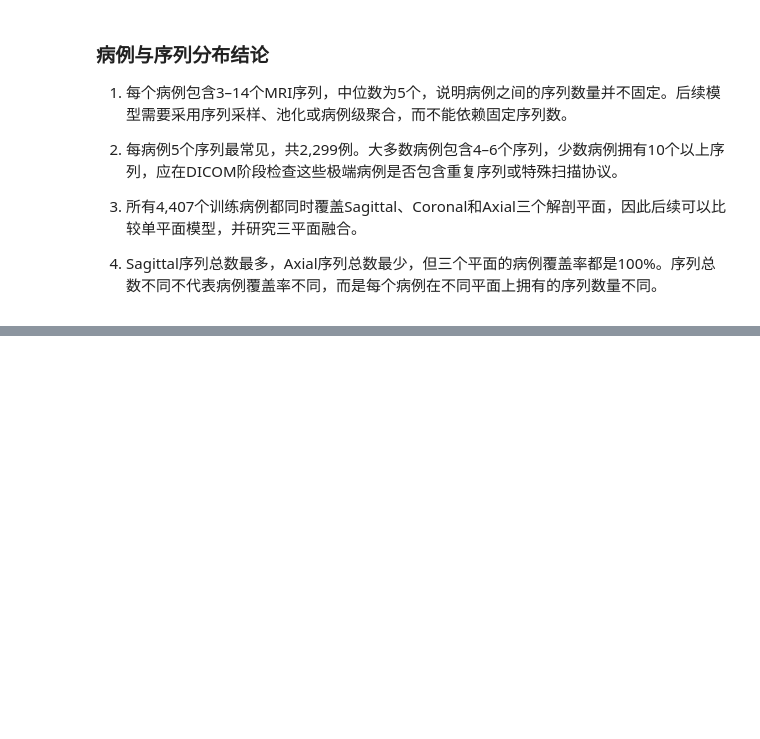
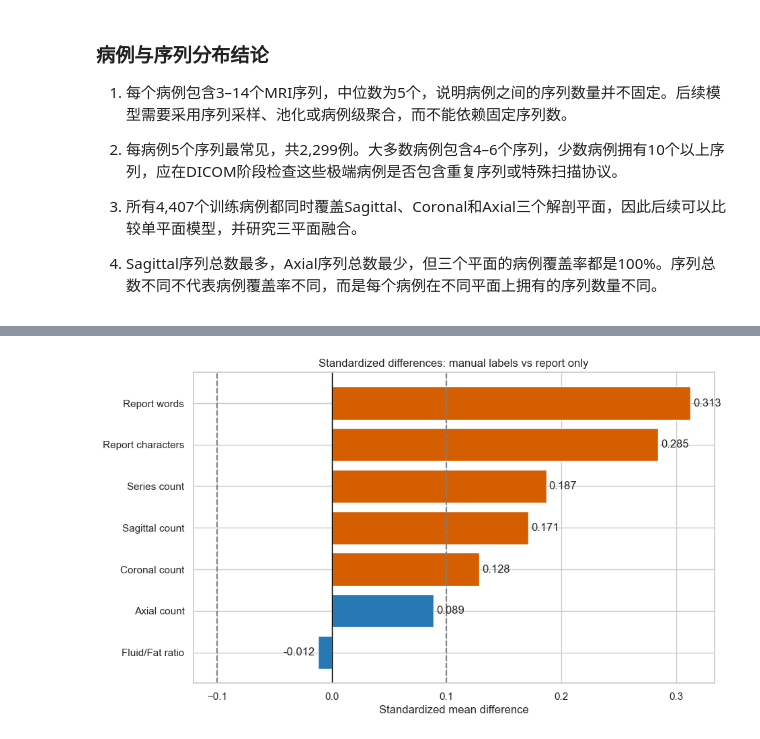
Before and after one commit to zhaozhe0907-afk/kaggle-RSNA-Knee-Abnormality-Detection, a Jupyter notebook: notebooks/01_eda.ipynb, the cells around one changed output, grey strips where cells are left out. Saved outputs shown, nothing was run; the diff lists cells and outputs as text; code cells hidden in the pictures; blank space fills up the shorter version.

```diff
--- a/notebooks/01_eda.ipynb
+++ b/notebooks/01_eda.ipynb
@@ -331,0 +752,43 @@ plt.show()
+# %%
+feature_names = {
+    "series_count": "Series count",
+    "sagittal_count": "Sagittal count",
+    "coronal_count": "Coronal count",
+    "axial_count": "Axial count",
+    "fluid_fat_ratio": "Fluid/Fat ratio",
+    "report_chars": "Report characters",
+    "report_words": "Report words",
+}
+
+smd_plot = smd_values.rename(index=feature_names)
+
+fig, ax = plt.subplots(figsize=(10, 6))
+
+colors = [
+    "#D55E00" if abs(value) >= 0.1 else "#2878B5"
+    for value in smd_plot
+]
+
+bars = ax.barh(
+    smd_plot.index,
+    smd_plot.values,
+    color=colors,
+)
+
+ax.bar_label(
+    bars,
+    labels=[f"{value:.3f}" for value in smd_plot],
+    padding=3,
+)
+
+ax.axvline(0, color="black", linewidth=1)
+ax.axvline(0.1, color="gray", linestyle="--")
+ax.axvline(-0.1, color="gray", linestyle="--")
+
+ax.set_title("Standardized differences: manual labels vs report only")
+ax.set_xlabel("Standardized mean difference")
+ax.set_ylabel("")
+
+plt.show()
+# %% [output]
+[figure, added]
```
Also changed, not shown: parts of 33 cells of this notebook, 2 other files.
